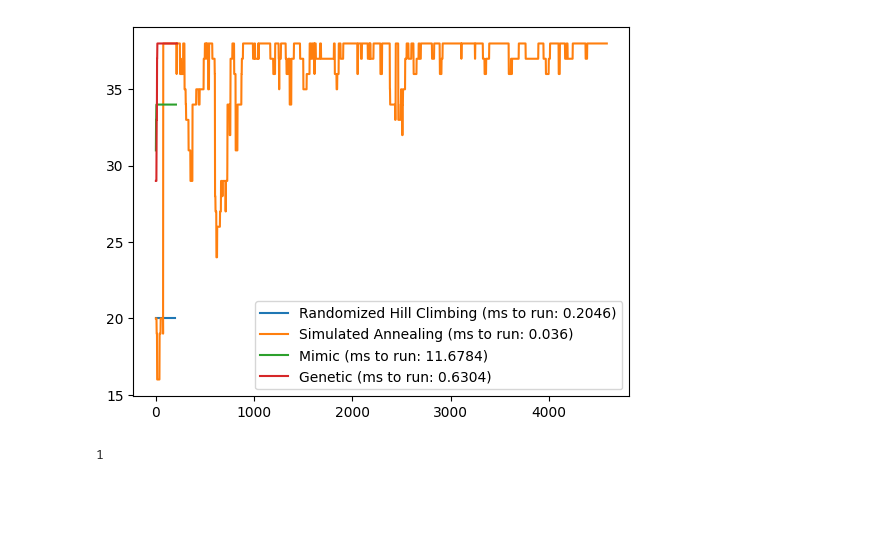
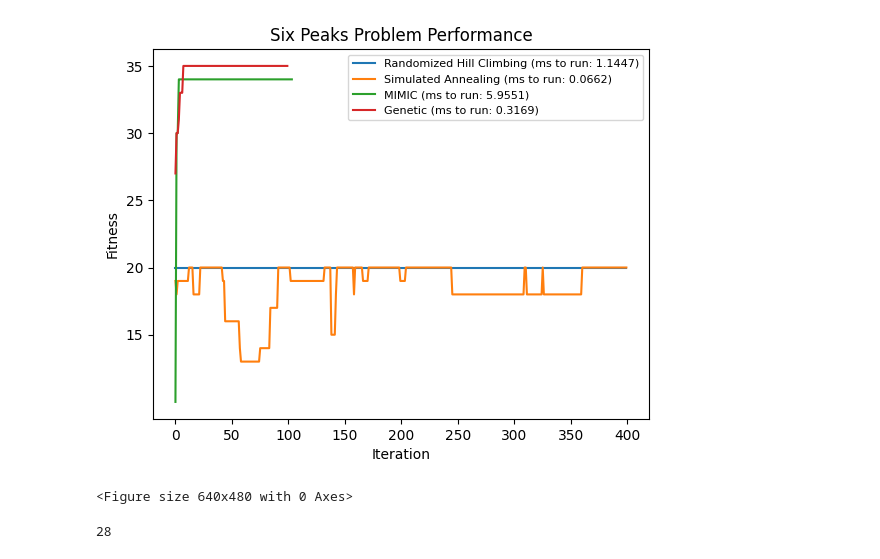
Before and after one commit to DLawrence70GT/ML, a Jupyter notebook: a2/Exploratory.ipynb, the cells around one changed output. Drawn from its saved outputs; the diff is of its cells as text; code cells hidden in the pictures; blank space fills up the shorter version.

```diff
--- a/a2/Exploratory.ipynb
+++ b/a2/Exploratory.ipynb
@@ -92,7 +108,7 @@ traveling_sales_fitness_func = mlrose.TravellingSales(cities)
 traveling_sales_problen = mlrose.TSPOpt(8, traveling_sales_fitness_func)
 # %%
 #6 peaks to highlight simulated annealing
-peaks_fitness_func = mlrose.SixPeaks(.01)
+peaks_fitness_func = mlrose.SixPeaks(.2)
 peaks_problem = mlrose.DiscreteOpt(20, peaks_fitness_func)
 # %%
 # Randomized Hill Climb
@@ -100,7 +116,7 @@ start = time.time()
 rhc_peaks_best_state, rhc_peaks_best_fitness, rhc_peaks_fitness_curve = mlrose.random_hill_climb(
     problem=peaks_problem,
     restarts=100,
-    max_attempts=200,
+    max_attempts=2000,
     max_iters=10000,
     init_state=np.array([0 for i in range(20)]),
     curve=True
@@ -114,22 +130,22 @@ start = time.time()
 sa_peaks_best_state, sa_peaks_best_fitness, sa_peaks_fitness_curve = mlrose.simulated_annealing(
     problem=peaks_problem,
     schedule=mlrose.ArithDecay(),
-    max_attempts=200,
+    max_attempts=1000,
     max_iters=10000,
-    init_state=np.array([0 for i in range(20)]),
+    init_state=np.array([i % 2 for i in range(20)]),
     curve=True
 )
 end = time.time()
 sa_peaks_time = end - start
 print(f'Simulated Annealing Time: {sa_peaks_time}')
-
 # MIMIC
 start = time.time()
 mimic_peaks_best_state, mimic_peaks_best_fitness, mimic_peaks_fitness_curve = mlrose.mimic(
     problem=peaks_problem,
-    max_attempts=200,
+    max_attempts=100,
     max_iters=1000,
-    curve=True
+    curve=True,
+
 )
 end = time.time()
 mimic_peaks_time = end - start
@@ -140,10 +156,12 @@ start = time.time()
 genetic_peaks_best_state, genetic_peaks_best_fitness, genetic_peaks_fitness_curve = mlrose.genetic_alg(
     problem=peaks_problem,
     max_attempts=200,
-    max_iters=1000,
+    max_iters=100,
     curve=True
 )
 end = time.time()
 genetic_peaks_time = end - start
 print(f'Genetic Algorithm Time: {genetic_peaks_time}')
+
+print(sa_peaks_best_fitness, sa_peaks_best_state)
 # %% [output]
@@ -154,11 +173,17 @@ Genetic Algorithm Time: 0.6402204036712646
 # %%
-#fitness curves for knapsack
-plt.plot(rhc_peaks_fitness_curve[:, 0], label = f'Randomized Hill Climbing (ms to run: {round(rhc_peaks_time, 4)})')
-plt.plot(sa_peaks_fitness_curve[:, 0], label = f'Simulated Annealing (ms to run: {round(sa_peaks_time, 4)})')
-plt.plot(mimic_peaks_fitness_curve[:, 0], label = f'Mimic (ms to run: {round(mimic_peaks_time, 4)})')
+#fitness curves for six peaks
+plt.plot(rhc_peaks_fitness_curve[:400, 0], label = f'Randomized Hill Climbing (ms to run: {round(rhc_peaks_time, 4)})')
+plt.plot(sa_peaks_fitness_curve[800:1200, 0], label = f'Simulated Annealing (ms to run: {round(sa_peaks_time, 4)})')
+plt.plot(mimic_peaks_fitness_curve[:, 0], label = f'MIMIC (ms to run: {round(mimic_peaks_time, 4)})')
 plt.plot(genetic_peaks_fitness_curve[:, 0], label = f'Genetic (ms to run: {round(genetic_peaks_time, 4)})')
-
-plt.legend()
+plt.legend(prop={'size': 8})
+plt.title('Six Peaks Problem Performance')
+plt.ylabel('Fitness')
+plt.xlabel('Iteration')
+plt.savefig('peaks_performance.png')
+plt.yticks([i * 5 + 15 for i in range(5)])
 plt.show()
+plt.clf()
 # %% [output]
-[figure, old version]
+[figure, new version]
+<Figure size 640x480 with 0 Axes>
@@ -181,14 +190,12 @@ colors_problem = mlrose.DiscreteOpt(10, colors_fitness_func, max_val=10)
-# %%
-#Max K-Colors
-edges = [
-    (0, 1), (0, 2)
-]
-
-colors_fitness_func = mlrose.MaxKColor(edges)
-colors_problem = mlrose.DiscreteOpt(3, colors_fitness_func, max_val=2)
-print(colors_fitness_func.evaluate([0, 0, 3]))
-# %% [output]
-1
+# %%
+#Create custom fitness function to turn N-Queens into a Maximization Problem
+#possible solution: 0, 6, 3, 5, 7, 1, 4, 2
+queens_fitness_func_helper = mlrose.Queens()
+queens_fitness_func = mlrose.CustomFitness(lambda state: 1000 - queens_fitness_func_helper.evaluate(state), 'discrete')
+queens_problem = mlrose.DiscreteOpt(8, queens_fitness_func, max_val=8)
+queens_fitness_func_helper.evaluate(np.array([0, 1, 2, 3, 4, 5, 6, 7]))
+# %% [output]
+28
 # %%
 # Randomized Hill Climb
 start = time.time()
```
Also changed, not shown: parts of 25 cells of this notebook, 7 other files.
